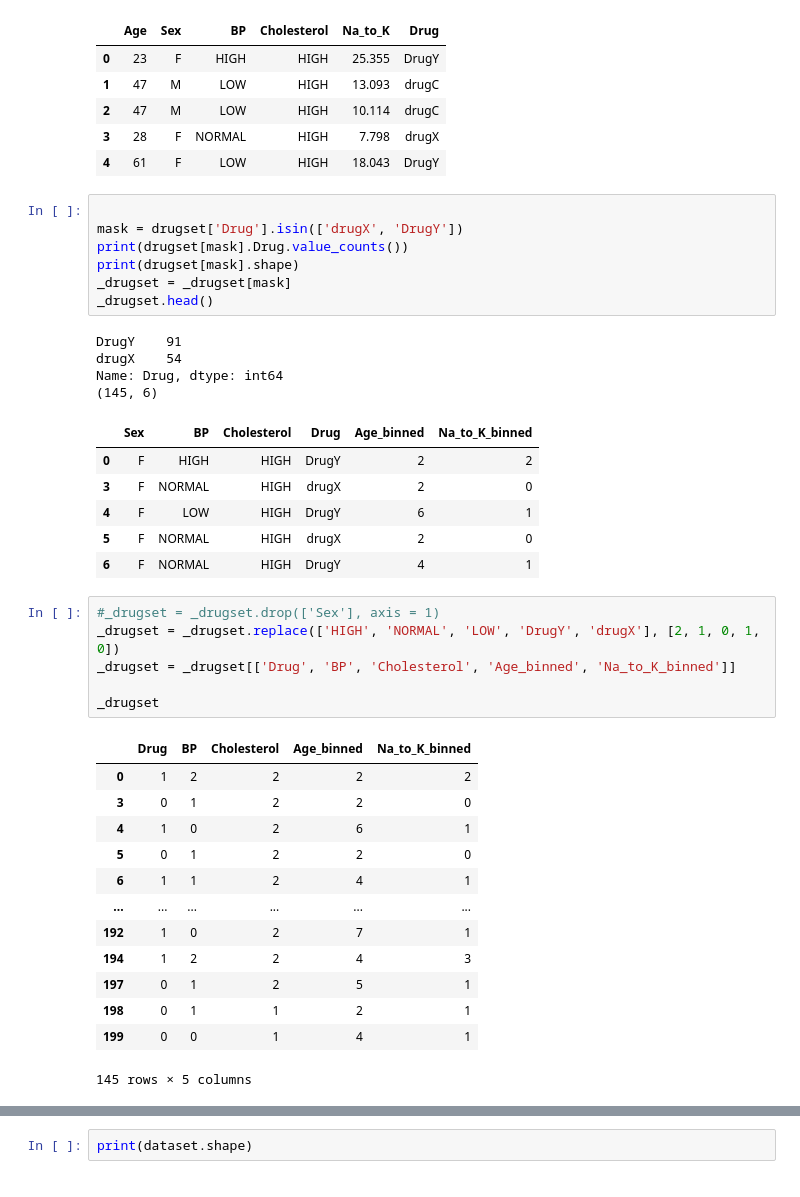
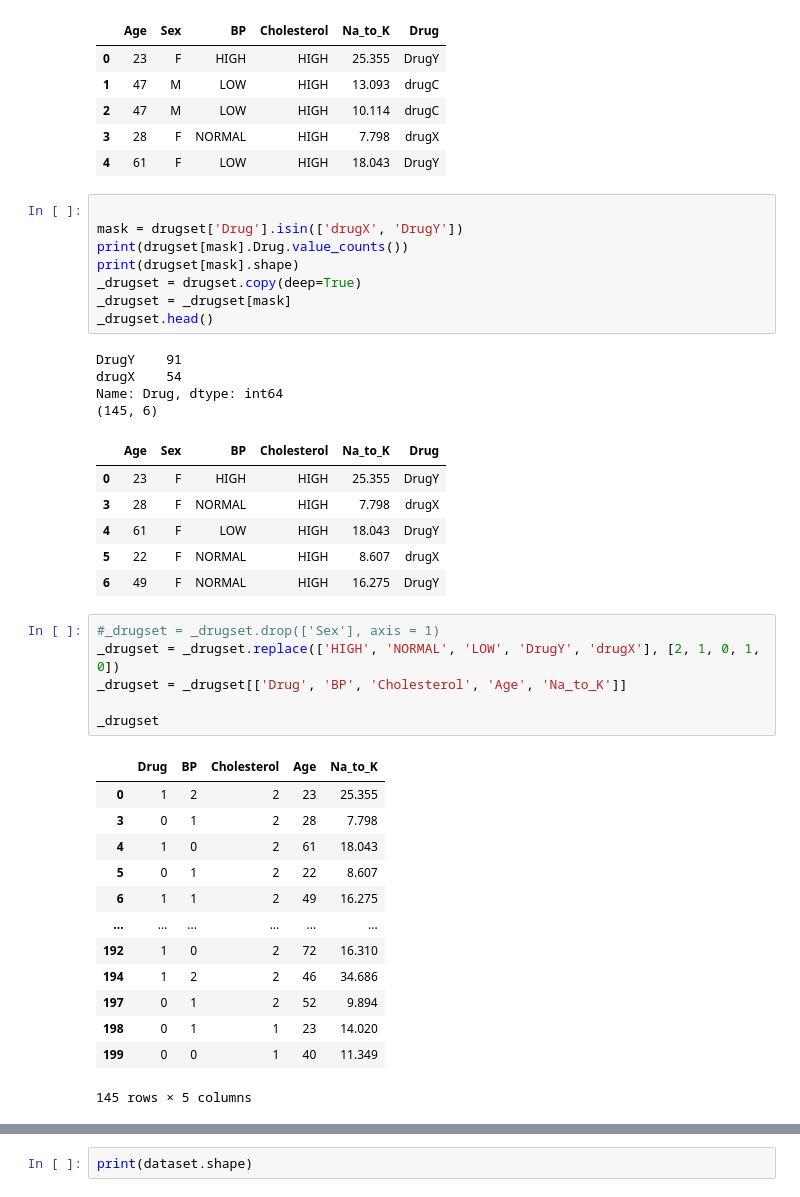
Before and after one commit to Minyoung-Kim1110/FeaturesForQAOA, a Jupyter notebook: src/data_preprocessing.ipynb, the cells around one changed output, grey strips where cells are left out. Cells and saved outputs as stored; diff of their text form.

```diff
--- a/src/data_preprocessing.ipynb
+++ b/src/data_preprocessing.ipynb
@@ -84,40 +84,41 @@ drugset.head()
 # %%
 
 mask = drugset['Drug'].isin(['drugX', 'DrugY'])
 print(drugset[mask].Drug.value_counts())
 print(drugset[mask].shape)
+_drugset = drugset.copy(deep=True)
 _drugset = _drugset[mask]
 _drugset.head()
 # %% [output]
 DrugY    91
 drugX    54
 Name: Drug, dtype: int64
 (145, 6)
-|  | Sex | BP | Cholesterol | Drug | Age_binned | Na_to_K_binned |
-| 0 | F | HIGH | HIGH | DrugY | 2 | 2 |
-| 3 | F | NORMAL | HIGH | drugX | 2 | 0 |
-| 4 | F | LOW | HIGH | DrugY | 6 | 1 |
-| 5 | F | NORMAL | HIGH | drugX | 2 | 0 |
-| 6 | F | NORMAL | HIGH | DrugY | 4 | 1 |
+|  | Age | Sex | BP | Cholesterol | Na_to_K | Drug |
+| 0 | 23 | F | HIGH | HIGH | 25.355 | DrugY |
+| 3 | 28 | F | NORMAL | HIGH | 7.798 | drugX |
+| 4 | 61 | F | LOW | HIGH | 18.043 | DrugY |
+| 5 | 22 | F | NORMAL | HIGH | 8.607 | drugX |
+| 6 | 49 | F | NORMAL | HIGH | 16.275 | DrugY |
 # %%
 #_drugset = _drugset.drop(['Sex'], axis = 1)
 _drugset = _drugset.replace(['HIGH', 'NORMAL', 'LOW', 'DrugY', 'drugX'], [2, 1, 0, 1, 0])
-_drugset = _drugset[['Drug', 'BP', 'Cholesterol', 'Age_binned', 'Na_to_K_binned']]
+_drugset = _drugset[['Drug', 'BP', 'Cholesterol', 'Age', 'Na_to_K']]
 
 _drugset
 # %% [output]
-|  | Drug | BP | Cholesterol | Age_binned | Na_to_K_binned |
-| 0 | 1 | 2 | 2 | 2 | 2 |
-| 3 | 0 | 1 | 2 | 2 | 0 |
-| 4 | 1 | 0 | 2 | 6 | 1 |
-| 5 | 0 | 1 | 2 | 2 | 0 |
-| 6 | 1 | 1 | 2 | 4 | 1 |
+|  | Drug | BP | Cholesterol | Age | Na_to_K |
+| 0 | 1 | 2 | 2 | 23 | 25.355 |
+| 3 | 0 | 1 | 2 | 28 | 7.798 |
+| 4 | 1 | 0 | 2 | 61 | 18.043 |
+| 5 | 0 | 1 | 2 | 22 | 8.607 |
+| 6 | 1 | 1 | 2 | 49 | 16.275 |
 | ... | ... | ... | ... | ... | ... |
-| 192 | 1 | 0 | 2 | 7 | 1 |
-| 194 | 1 | 2 | 2 | 4 | 3 |
-| 197 | 0 | 1 | 2 | 5 | 1 |
-| 198 | 0 | 1 | 1 | 2 | 1 |
-| 199 | 0 | 0 | 1 | 4 | 1 |
+| 192 | 1 | 0 | 2 | 72 | 16.310 |
+| 194 | 1 | 2 | 2 | 46 | 34.686 |
+| 197 | 0 | 1 | 2 | 52 | 9.894 |
+| 198 | 0 | 1 | 1 | 23 | 14.020 |
+| 199 | 0 | 0 | 1 | 40 | 11.349 |
 145 rows × 5 columns
 # %%
 from sklearn.preprocessing import MinMaxScaler
```
Also changed, not shown: parts of 2 cells of this notebook, 1 other file.
